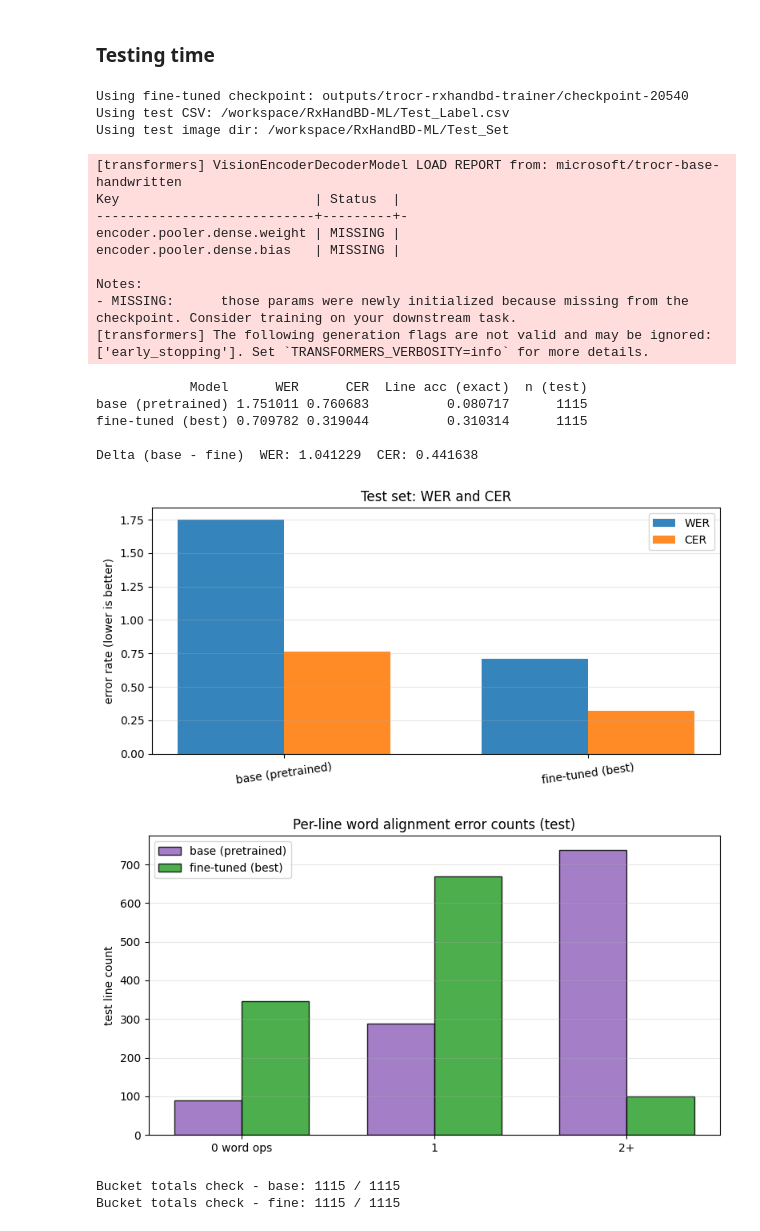
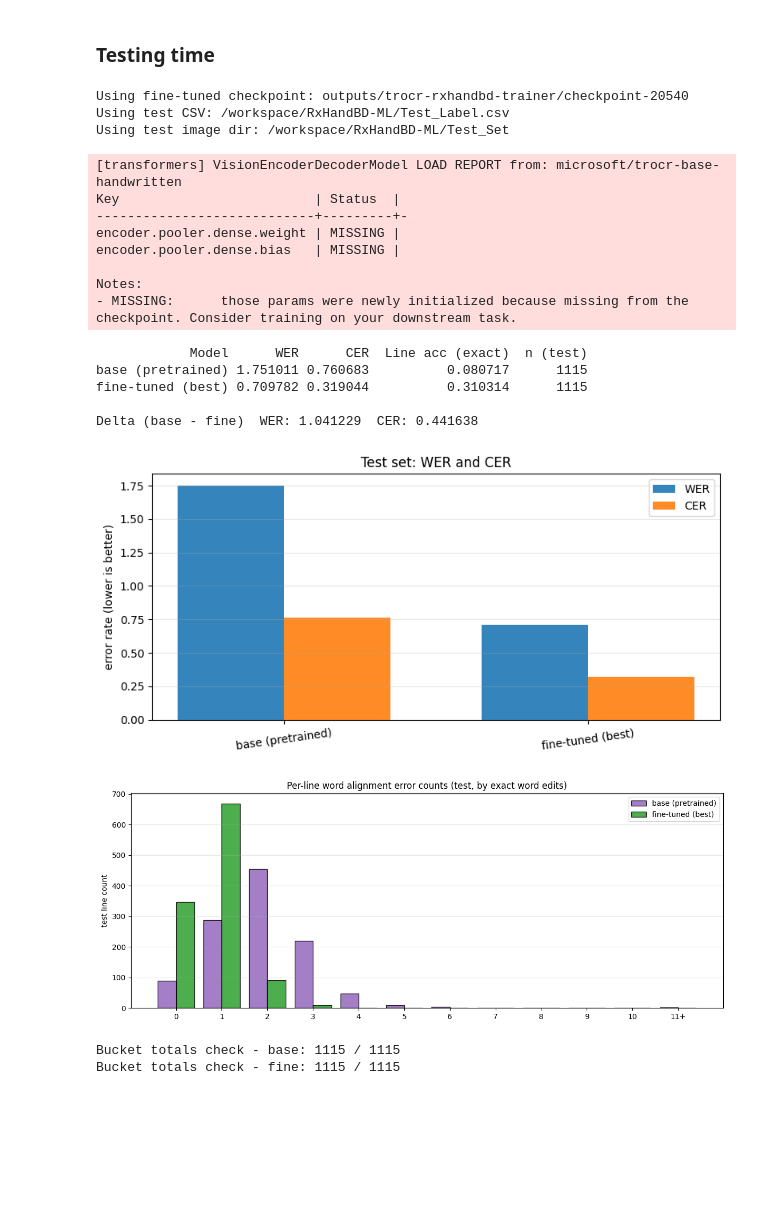
Before and after one commit to medical-ocr/medical-ocr, a Jupyter notebook: main.ipynb, the cells around one changed output. Saved outputs shown, nothing was run; the diff lists cells and outputs as text; code cells hidden in the pictures; blank space fills up the shorter version.

Commit message:
feat: make the edit distance graph display 1-10+ edits

```diff
--- a/main.ipynb
+++ b/main.ipynb
@@ -679,57 +679,53 @@ ax.grid(True, axis="y", alpha=0.3)
 plt.tight_layout()
 plt.show()
 
-# Plot 2: grouped bar for per-line word edit buckets (0 / 1 / 2+)
+# Plot 2: grouped bar for per-line word edit buckets (0..10 and 11+)
 ops_base = per_line_word_error_counts(res_base["refs"], res_base["preds"])
 ops_ft = per_line_word_error_counts(res_ft["refs"], res_ft["preds"])
 
-base_bins = [
-    sum(1 for e in ops_base if e == 0),
-    sum(1 for e in ops_base if e == 1),
-    sum(1 for e in ops_base if e >= 2),
-]
-ft_bins = [
-    sum(1 for e in ops_ft if e == 0),
-    sum(1 for e in ops_ft if e == 1),
-    sum(1 for e in ops_ft if e >= 2),
-]
+max_bucket = 10
+labels = [str(i) for i in range(max_bucket + 1)] + [f"{max_bucket + 1}+"]
 
-labels = ["0 word ops", "1", "2+"]
+base_bins = [sum(1 for e in ops_base if e == i) for i in range(max_bucket + 1)]
+base_bins.append(sum(1 for e in ops_base if e >= max_bucket + 1))
+
+ft_bins = [sum(1 for e in ops_ft if e == i) for i in range(max_bucket + 1)]
+ft_bins.append(sum(1 for e in ops_ft if e >= max_bucket + 1))
+
 x2 = np.arange(len(labels))
-w2 = 0.35
+w2 = 0.40
 
-fig2, ax2 = plt.subplots(figsize=(8, 4.5))
+fig2, ax2 = plt.subplots(figsize=(12, 4.8))
 ax2.bar(x2 - w2 / 2, base_bins, w2, label="base (pretrained)", color="C4", edgecolor="black", alpha=0.85)
 ax2.bar(x2 + w2 / 2, ft_bins, w2, label="fine-tuned (best)", color="C2", edgecolor="black", alpha=0.85)
 ax2.set_xticks(x2, labels)
 ax2.set_ylabel("test line count")
-ax2.set_title("Per-line word alignment error counts (test)")
+ax2.set_title("Per-line word alignment error counts (test, by exact word edits)")
 ax2.legend()
 ax2.grid(True, axis="y", alpha=0.3)
 plt.tight_layout()
 plt.show()
 
 print(f"Bucket totals check - base: {sum(base_bins)} / {res_base['n_samples']}")
 print(f"Bucket totals check - fine: {sum(ft_bins)} / {res_ft['n_samples']}")
 # %% [output]
 Using fine-tuned checkpoint: outputs/trocr-rxhandbd-trainer/checkpoint-20540
 Using test CSV: /workspace/RxHandBD-ML/Test_Label.csv
 Using test image dir: /workspace/RxHandBD-ML/Test_Set
 [transformers] VisionEncoderDecoderModel LOAD REPORT from: microsoft/trocr-base-handwritten
 Key                         | Status  |
 ----------------------------+---------+-
 encoder.pooler.dense.weight | MISSING |
 encoder.pooler.dense.bias   | MISSING |
 
 Notes:
 - MISSING:      those params were newly initialized because missing from the checkpoint. Consider training on your downstream task.
-[transformers] The following generation flags are not valid and may be ignored: ['early_stopping']. Set `TRANSFORMERS_VERBOSITY=info` for more details.
             Model      WER      CER  Line acc (exact)  n (test)
 base (pretrained) 1.751011 0.760683          0.080717      1115
 fine-tuned (best) 0.709782 0.319044          0.310314      1115
 
 Delta (base - fine)  WER: 1.041229  CER: 0.441638
 [figure]
-[figure, old version]
+[figure, new version]
 Bucket totals check - base: 1115 / 1115
 Bucket totals check - fine: 1115 / 1115
```
